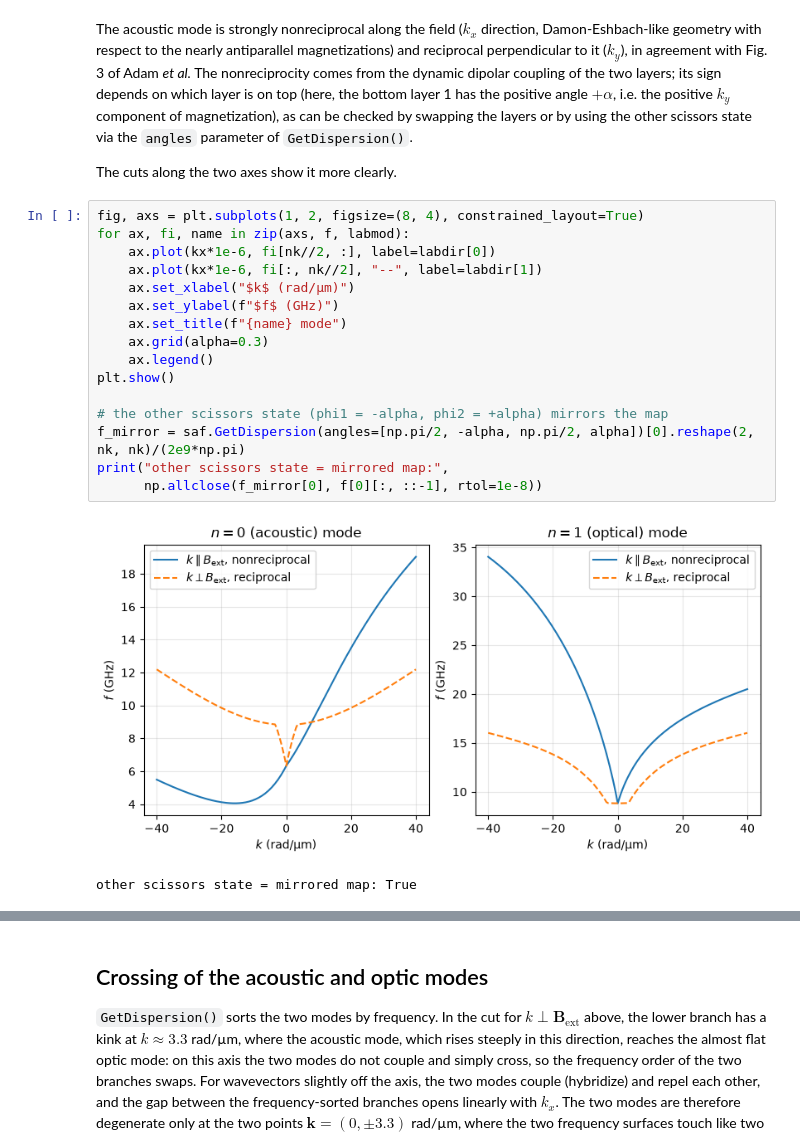
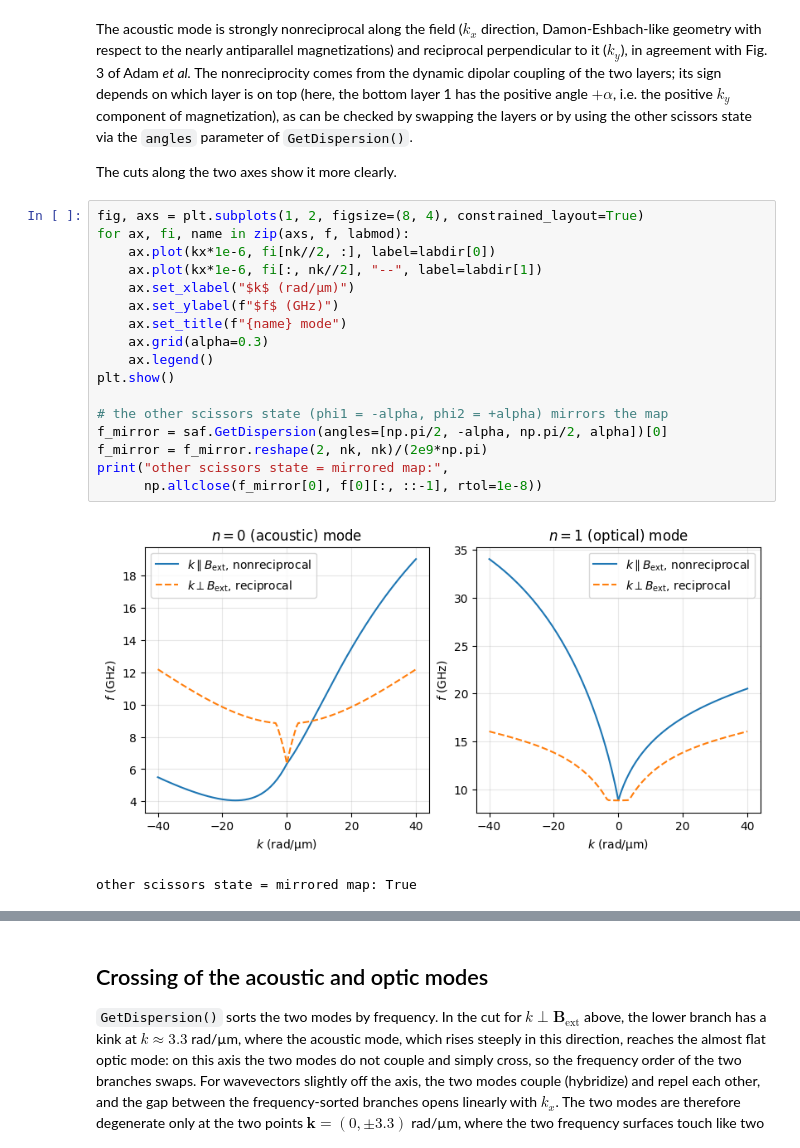
Before and after one commit to CEITECmagnonics/SpinWaveToolkit, a Jupyter notebook: docs/source/_example_nbs/SAF_dispersion_2D.ipynb, the cells around one changed output, grey strips where cells are left out. Cells and saved outputs as stored; diff of their text form.

```diff
--- a/docs/source/_example_nbs/SAF_dispersion_2D.ipynb
+++ b/docs/source/_example_nbs/SAF_dispersion_2D.ipynb
@@ -98,21 +100,22 @@ The cuts along the two axes show it more clearly.
 # %%
 fig, axs = plt.subplots(1, 2, figsize=(8, 4), constrained_layout=True)
 for ax, fi, name in zip(axs, f, labmod):
     ax.plot(kx*1e-6, fi[nk//2, :], label=labdir[0])
     ax.plot(kx*1e-6, fi[:, nk//2], "--", label=labdir[1])
     ax.set_xlabel("$k$ (rad/µm)")
     ax.set_ylabel(f"$f$ (GHz)")
     ax.set_title(f"{name} mode")
     ax.grid(alpha=0.3)
     ax.legend()
 plt.show()
 
 # the other scissors state (phi1 = -alpha, phi2 = +alpha) mirrors the map
-f_mirror = saf.GetDispersion(angles=[np.pi/2, -alpha, np.pi/2, alpha])[0].reshape(2, nk, nk)/(2e9*np.pi)
+f_mirror = saf.GetDispersion(angles=[np.pi/2, -alpha, np.pi/2, alpha])[0]
+f_mirror = f_mirror.reshape(2, nk, nk)/(2e9*np.pi)
 print("other scissors state = mirrored map:",
       np.allclose(f_mirror[0], f[0][:, ::-1], rtol=1e-8))
 # %% [output]
-[figure, old version]
+[figure, new version]
 other scissors state = mirrored map: True
 # %%
 fig, axs = plt.subplots(1, 2, figsize=(8, 4), constrained_layout=True)
```
Also changed, not shown: parts of 4 cells of this notebook, 29 other files.
